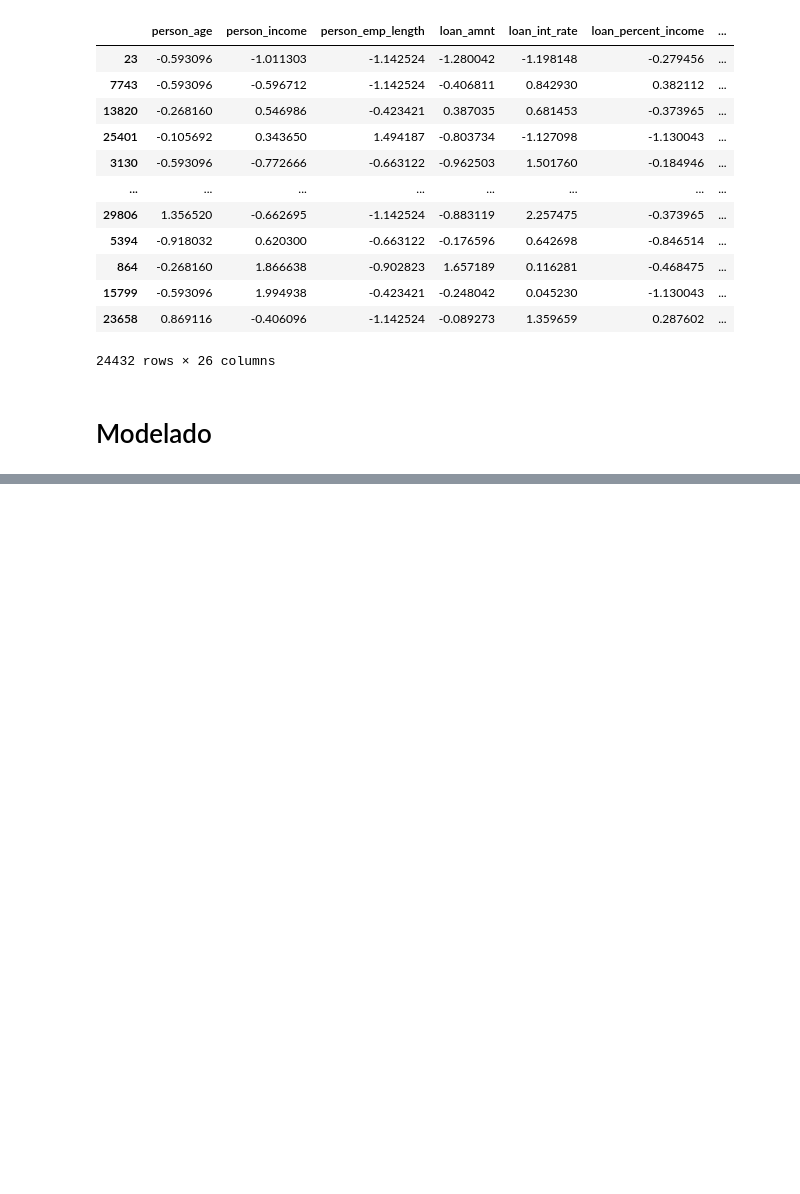
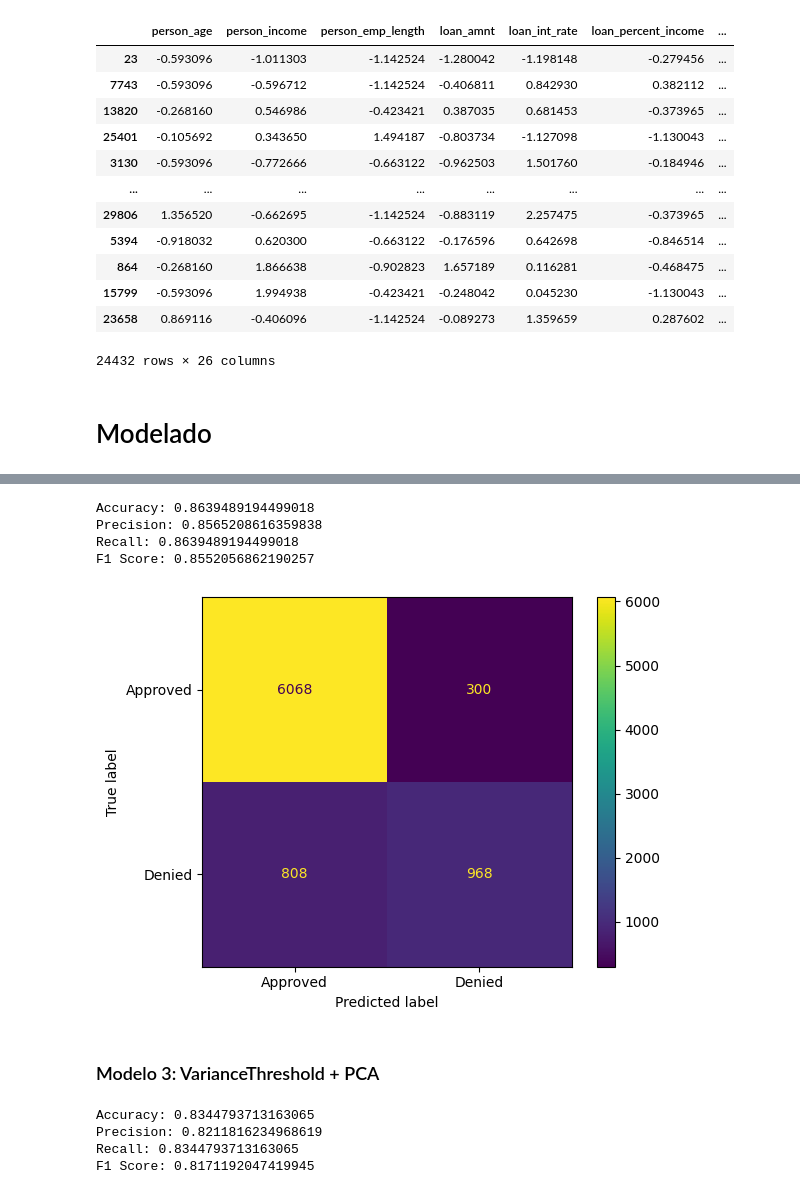
Before and after one commit to ch0fas/proyecto-final-aem, a Jupyter notebook: ProyectoFinal_E2_Sofia_Cesar.ipynb, the cells around one changed output, grey strips where cells are left out. Saved outputs shown, nothing was run; the diff lists cells and outputs as text; code cells hidden in the pictures; blank space fills up the shorter version.

```diff
--- a/ProyectoFinal_E2_Sofia_Cesar.ipynb
+++ b/ProyectoFinal_E2_Sofia_Cesar.ipynb
@@ -246,0 +280,4 @@ df_train_t
+# %%
+selector = VarianceThreshold(threshold=0.01)
+X_train_2 = selector.fit_transform(df_train_t)
+X_test_2 = selector.fit_transform(df_test_t)
@@ -246,0 +300,24 @@ df_train_t
+# %%
+model2 = LogisticRegression()
+model2.fit(X_train_2, Y_train)
+y_pred_2 = model2.predict(X_test_2)
+# %%
+# Metricas, Modelo 2
+print(f'Accuracy: {accuracy_score(Y_test, y_pred_2)}')
+print(f'Precision: {precision_score(Y_test, y_pred_2, average="weighted")}')
+print(f'Recall: {recall_score(Y_test, y_pred_2, average="weighted")}')
+print(f'F1 Score: {f1_score(Y_test, y_pred_2, average="weighted")}')
+# %% [output]
+Accuracy: 0.8639489194499018
+Precision: 0.8565208616359838
+Recall: 0.8639489194499018
+F1 Score: 0.8552056862190257
+# %%
+cmv2 = confusion_matrix(Y_test, y_pred_2)
+cmv2_display = ConfusionMatrixDisplay(cmv2, display_labels=['Denied','Approved'])
+cmv2_display.plot()
+plt.show()
+# %% [output]
+[figure, added]
+# %% [markdown]
+### Modelo 3: VarianceThreshold + PCA
@@ -246,0 +333,11 @@ df_train_t
+# %%
+# Metricas, Modelo 3
+print(f'Accuracy: {accuracy_score(Y_test, y_pred_3)}')
+print(f'Precision: {precision_score(Y_test, y_pred_3, average="weighted")}')
+print(f'Recall: {recall_score(Y_test, y_pred_3, average="weighted")}')
+print(f'F1 Score: {f1_score(Y_test, y_pred_3, average="weighted")}')
+# %% [output]
+Accuracy: 0.8344793713163065
+Precision: 0.8211816234968619
+Recall: 0.8344793713163065
+F1 Score: 0.8171192047419945
```
Also changed, not shown: parts of 16 cells of this notebook.
